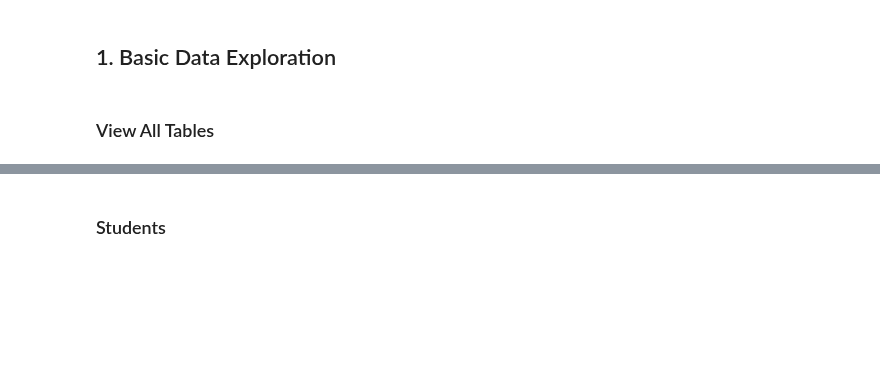
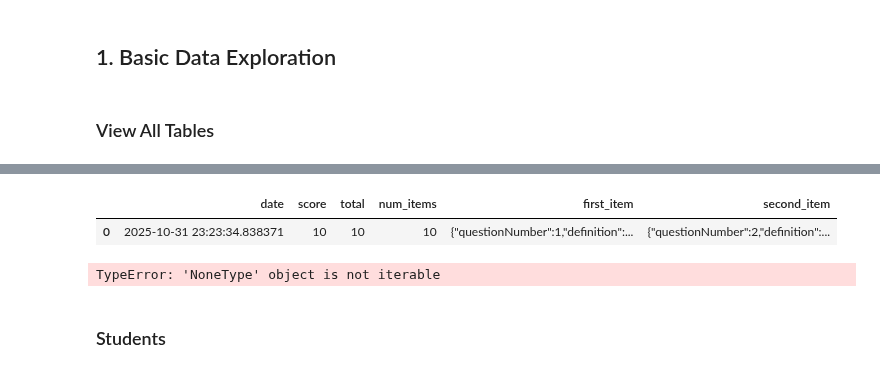
Before and after one commit to brfoley76/PromptingHumanAgent, a Jupyter notebook: backend/analysis.ipynb, the cells around one changed output, grey strips where cells are left out. Drawn from its saved outputs; the diff is of its cells as text; code cells hidden in the pictures; blank space fills up the shorter version.

```diff
--- a/backend/analysis.ipynb
+++ b/backend/analysis.ipynb
@@ -83,3 +101,40 @@ for index, row in act.iterrows():
+# %%
+results = query(
+"""
+SELECT
+    date,
+    score,
+    total,
+    json_array_length(item_results) as num_items,
+    json_extract(item_results, '$[0]') as first_item,
+    json_extract(item_results, '$[1]') as second_item
+FROM activity_attempts
+WHERE student_id = '140d959c-19a4-4d5d-81af-701a279b8aaf'
+ORDER BY date DESC
+LIMIT 1;
+""")
+
+display(results)
+results.to_csv('my_data.csv', index=False)
+#row_dict = results.iloc[0].to_dict()
+#print(json.dumps(row_dict, indent=2, default=str))
+# %% [output]
+|  | date | score | total | num_items | first_item | second_item |
+| 0 | 2025-10-31 23:23:34.838371 | 10 | 10 | 10 | {"questionNumber":1,"definition":... | {"questionNumber":2,"definition":... |
+# %%
+act = query("""
+   UPDATE student_proficiencies
+SET
+    alpha = 1.0,
+    beta = 1.0,
+    mean_ability = 0.5,
+    confidence = 0.0,
+    sample_count = 0,
+    last_updated = CURRENT_TIMESTAMP
+WHERE student_id = '140d959c-19a4-4d5d-81af-701a279b8aaf';
+""")
+# %% [output]
+TypeError: 'NoneType' object is not iterable
 # %% [markdown]
 ### Students
 # %%
```
Also changed, not shown: parts of 7 cells of this notebook, 27 other files.
